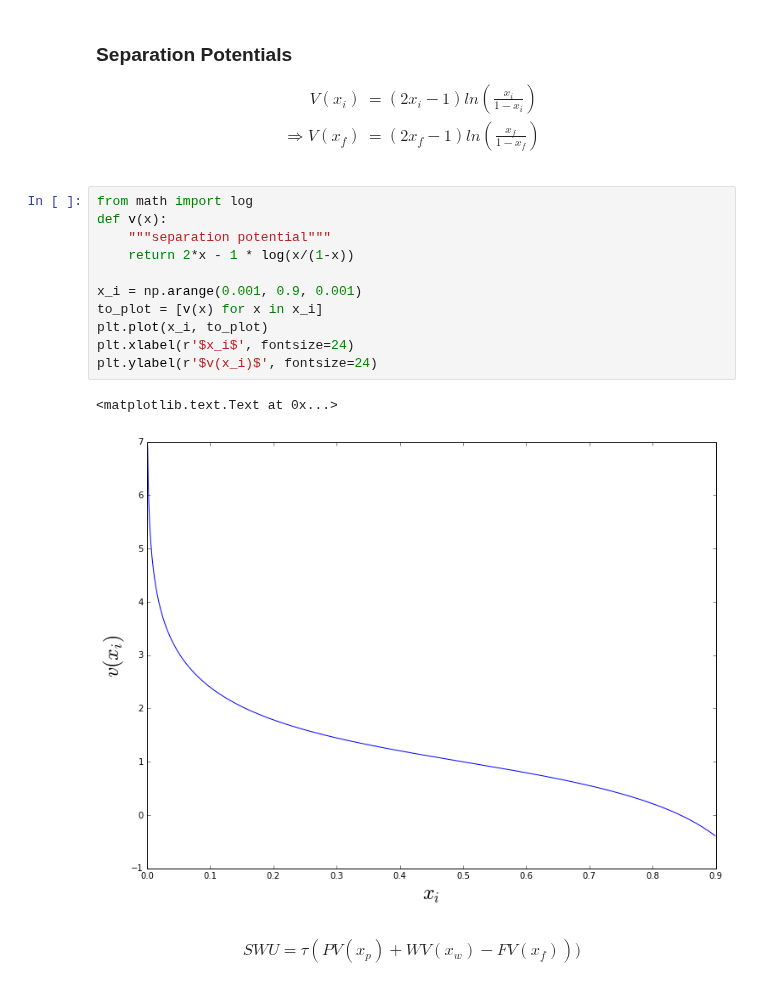
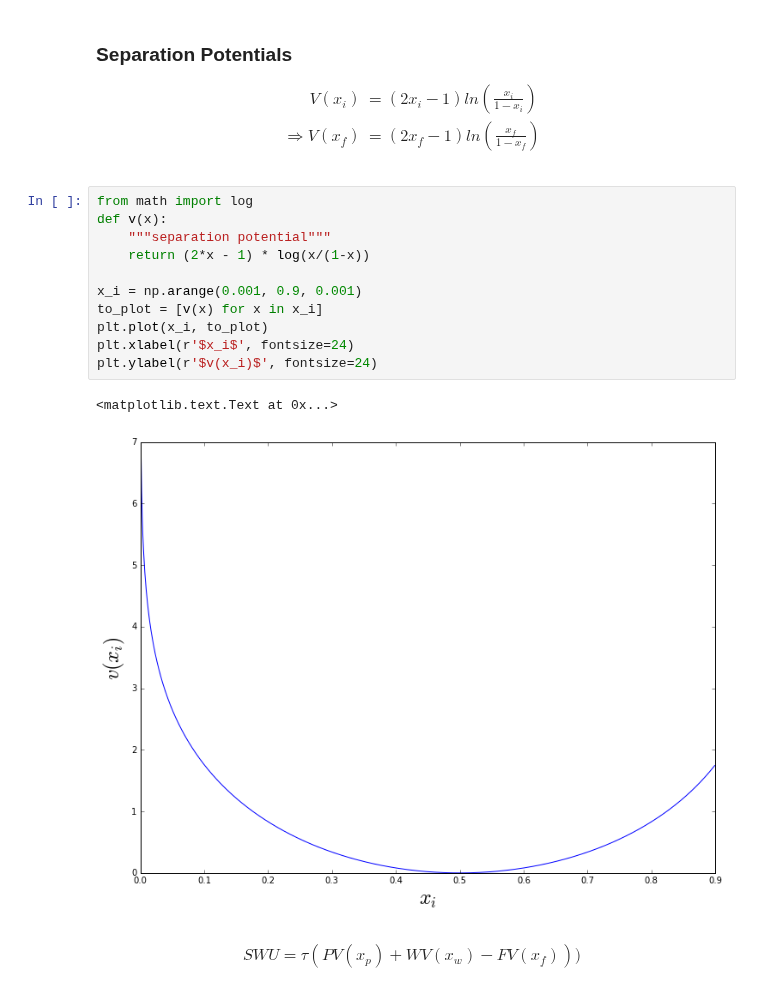
Before and after one commit to katyhuff/npre412, a Jupyter notebook: enrichment/enrichment.ipynb, the cells around one changed output. Saved outputs shown, nothing was run; the diff lists cells and outputs as text.

```diff
--- a/enrichment/enrichment.ipynb
+++ b/enrichment/enrichment.ipynb
@@ -225,17 +225,17 @@ V(x_i) &= (2x_i -1)ln\left(\frac{x_i}{1-x_i}\right)\\
 # %%
 from math import log
 def v(x):
     """separation potential"""
-    return 2*x - 1 * log(x/(1-x))
+    return (2*x - 1) * log(x/(1-x))
 
 x_i = np.arange(0.001, 0.9, 0.001)
 to_plot = [v(x) for x in x_i]
 plt.plot(x_i, to_plot)
 plt.xlabel(r'$x_i$', fontsize=24)
 plt.ylabel(r'$v(x_i)$', fontsize=24)
 # %% [output]
 <matplotlib.text.Text at 0x...>
-[figure, old version]
+[figure, new version]
 # %% [markdown]
 $$SWU = \tau(PV(x_p) + WV(x_w) - FV(x_f)))$$
 # %%
```
Also changed, not shown: parts of 4 cells of this notebook, 8 other files.
